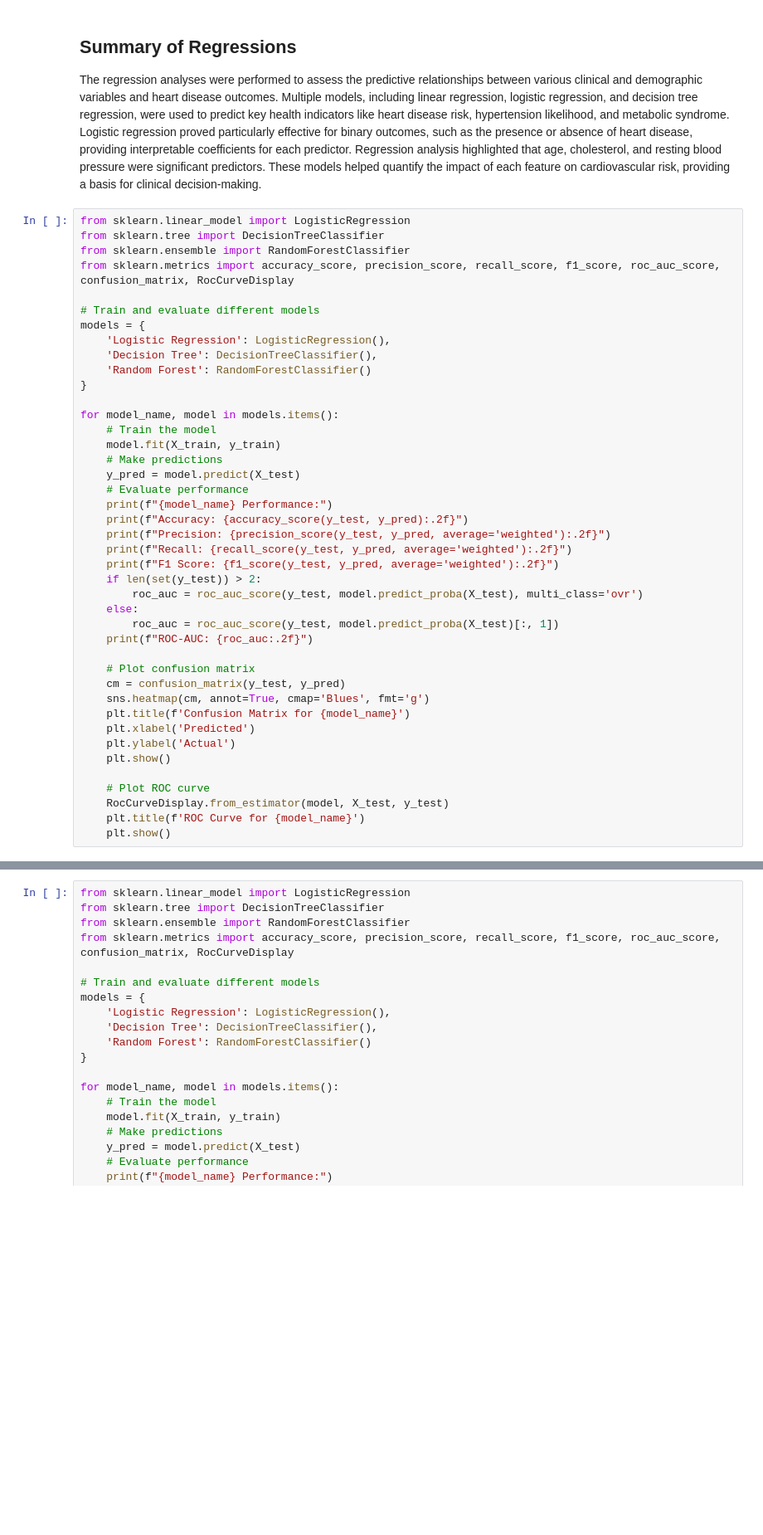
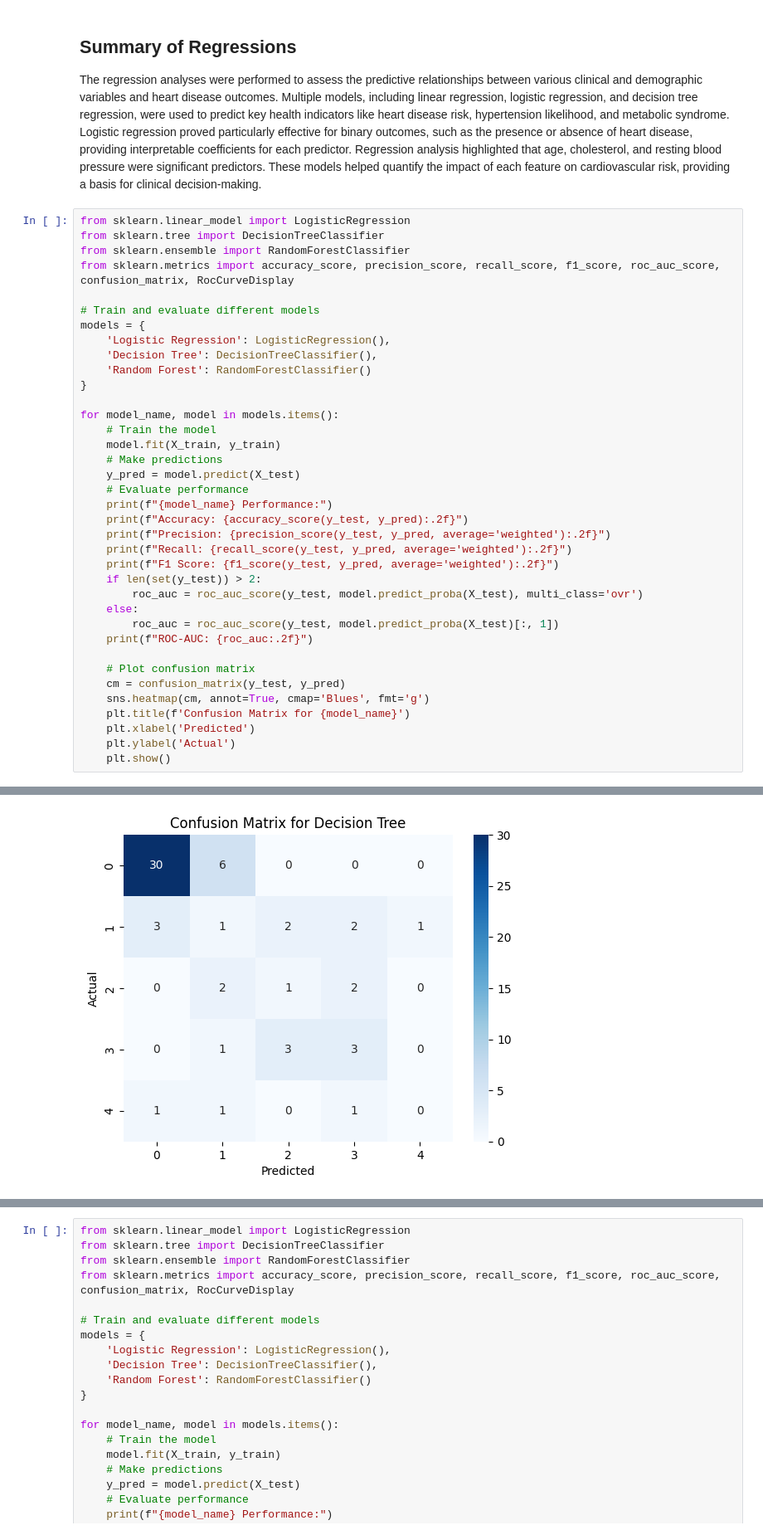
Before and after one commit to poglesbyg/milestone2, a Jupyter notebook: notebooks/exploration.ipynb, the cells around one changed output, grey strips where cells are left out. Shown at 83% size. Saved outputs shown, nothing was run; the diff lists cells and outputs as text; blank space fills up the shorter version.

```diff
--- a/notebooks/exploration.ipynb
+++ b/notebooks/exploration.ipynb
@@ -325,11 +277,6 @@ for model_name, model in models.items():
     plt.xlabel('Predicted')
     plt.ylabel('Actual')
     plt.show()
-
-    # Plot ROC curve
-    RocCurveDisplay.from_estimator(model, X_test, y_test)
-    plt.title(f'ROC Curve for {model_name}')
-    plt.show()
 # %% [output]
 Logistic Regression Performance:
 Accuracy: 0.55
@@ -341,0 +294 @@ ValueError: Expected 'estimator' to be a binary classifier. Got 5 classes instea
+[figure, added]
```
Also changed, not shown: parts of 3 cells of this notebook.
